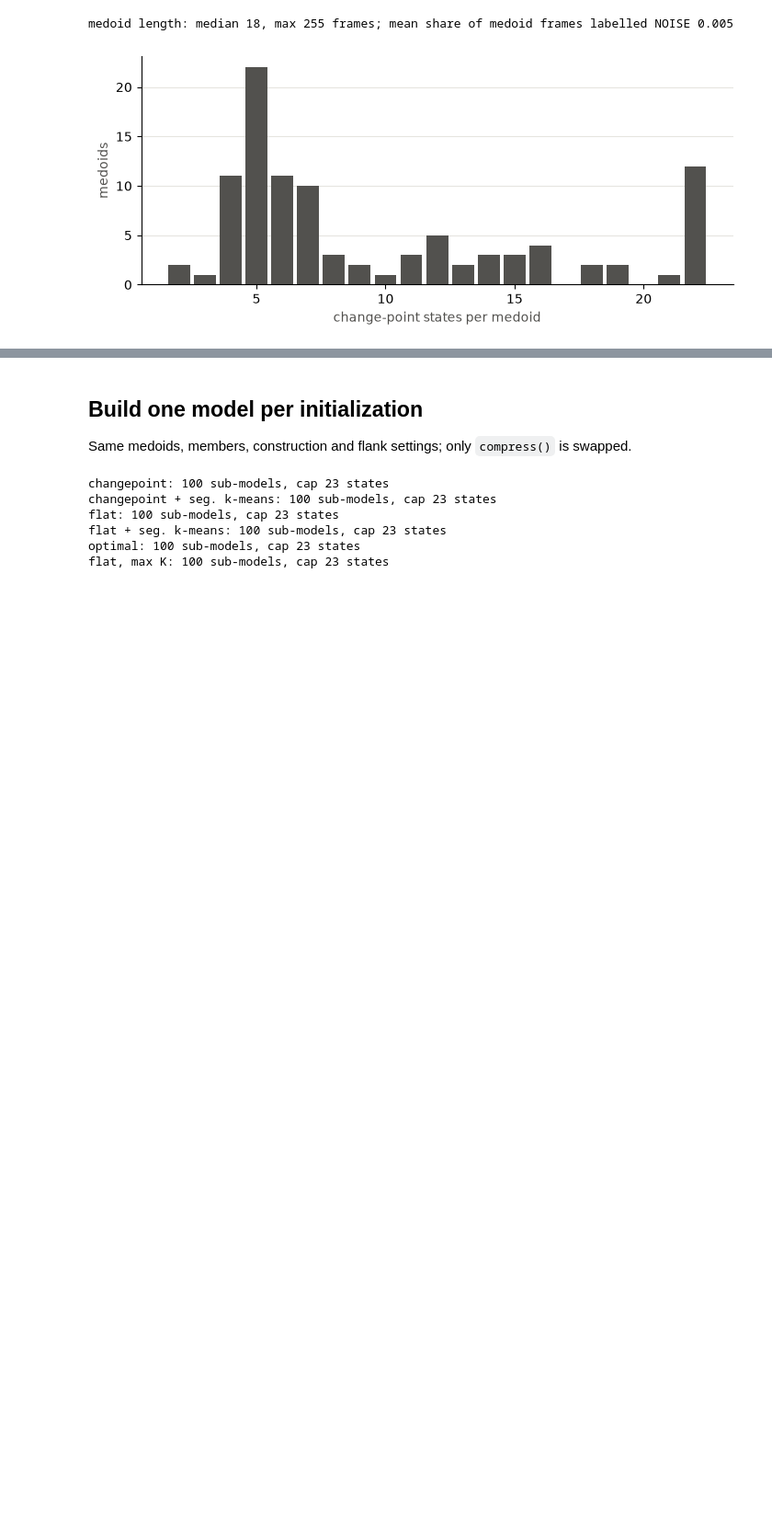
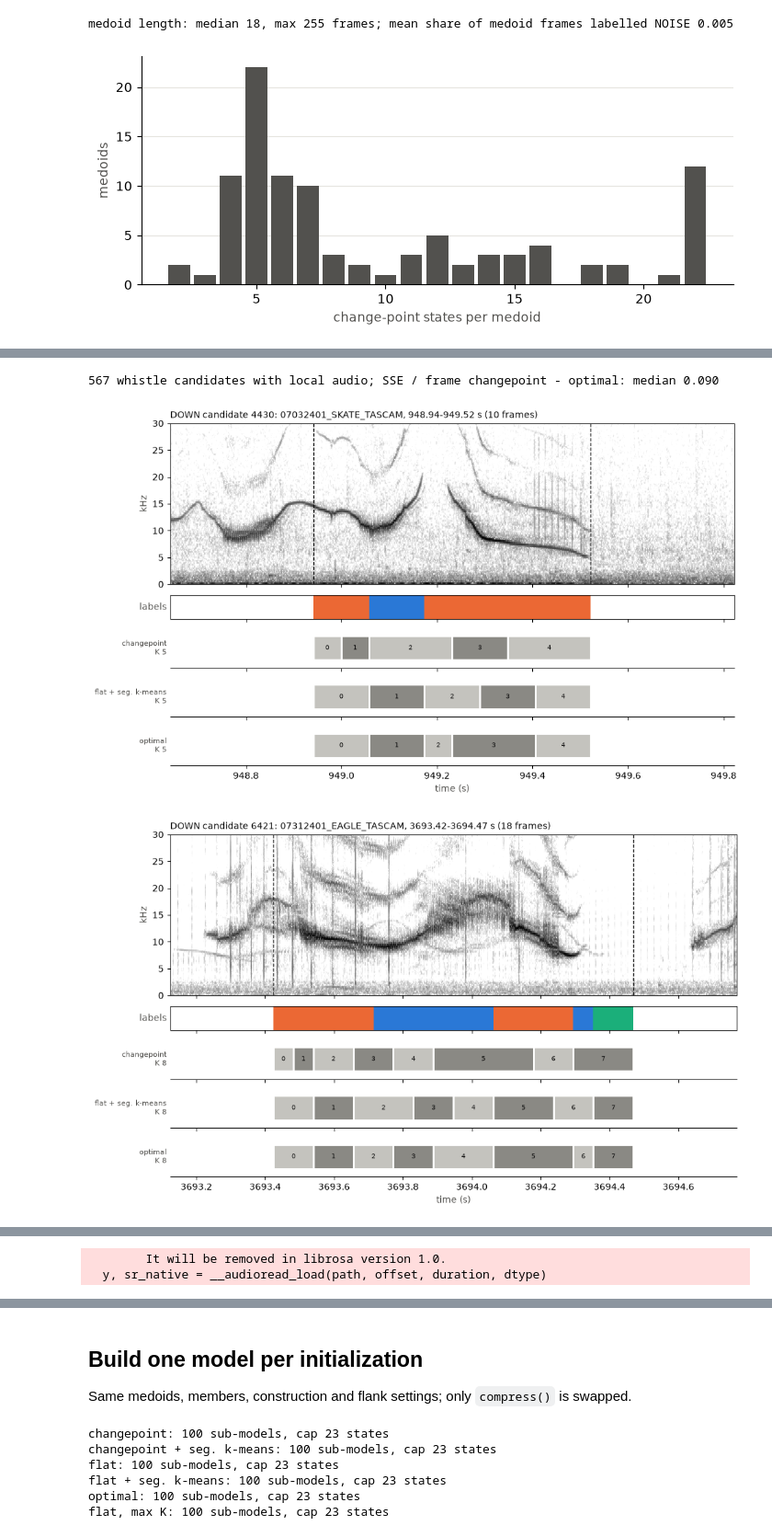
Before and after one commit to dkohlsdorf/continuous_profile_hmm, a Jupyter notebook: analysis_notebooks/StateInitializationEffect.ipynb, the cells around one changed output, grey strips where cells are left out. Shown at 92% size. Cells and saved outputs as stored; diff of their text form; code cells hidden in the pictures; blank space fills up the shorter version.

```diff
--- a/analysis_notebooks/StateInitializationEffect.ipynb
+++ b/analysis_notebooks/StateInitializationEffect.ipynb
@@ -394,0 +407,25 @@ for i in example_ids:
+# %%
+def segment_sse(seq, init):
+    seq = np.asarray(seq)
+    a, mu, _ = init(seq, top_k_switchpoints(distance_profile(seq), MAX_SWITCHPOINTS))
+    return float(((seq - np.asarray(mu)[a]) ** 2).sum() / len(seq))
+
+
+candidate_class = [pd.Series(np.asarray(e[2])).value_counts().index[0] for e in train_exemplars]
+whistle_ids = [i for i, cls in enumerate(candidate_class) if cls in ("UP", "DOWN") and len(train_exemplars[i][0]) >= 10]
+whistle_locations = dict(zip(whistle_ids, locate_in_recordings([train_exemplars[i] for i in whistle_ids], embeddings, names)))
+whistle_ids = [i for i in whistle_ids if whistle_locations[i] is not None and whistle_locations[i][0] in audio_index]
+whistle_gain = {i: segment_sse(train_exemplars[i][0], init_changepoint) - segment_sse(train_exemplars[i][0], init_optimal)
+                for i in whistle_ids}
+by_gain = sorted(whistle_ids, key=lambda i: -whistle_gain[i])
+rng = np.random.default_rng(1)
+whistle_examples = by_gain[:6] + [int(i) for i in rng.choice(by_gain[6:], 4, replace=False)]
+print(f"{len(whistle_ids)} whistle candidates with local audio; SSE / frame changepoint - optimal: "
+      f"median {np.median(list(whistle_gain.values())):.3f}")
+for i in whistle_examples:
+    plot_segmentations(train_exemplars[i], whistle_locations[i], f"{candidate_class[i]} candidate {i}")
+    plt.show()
+# %% [output]
+567 whistle candidates with local audio; SSE / frame changepoint - optimal: median 0.090
+[figure, added]
+[figure, added]
@@ -394,0 +435,2 @@ for i in example_ids:
+        It will be removed in librosa version 1.0.
+  y, sr_native = __audioread_load(path, offset, duration, dtype)
```
Also changed, not shown: parts of 4 cells of this notebook.
